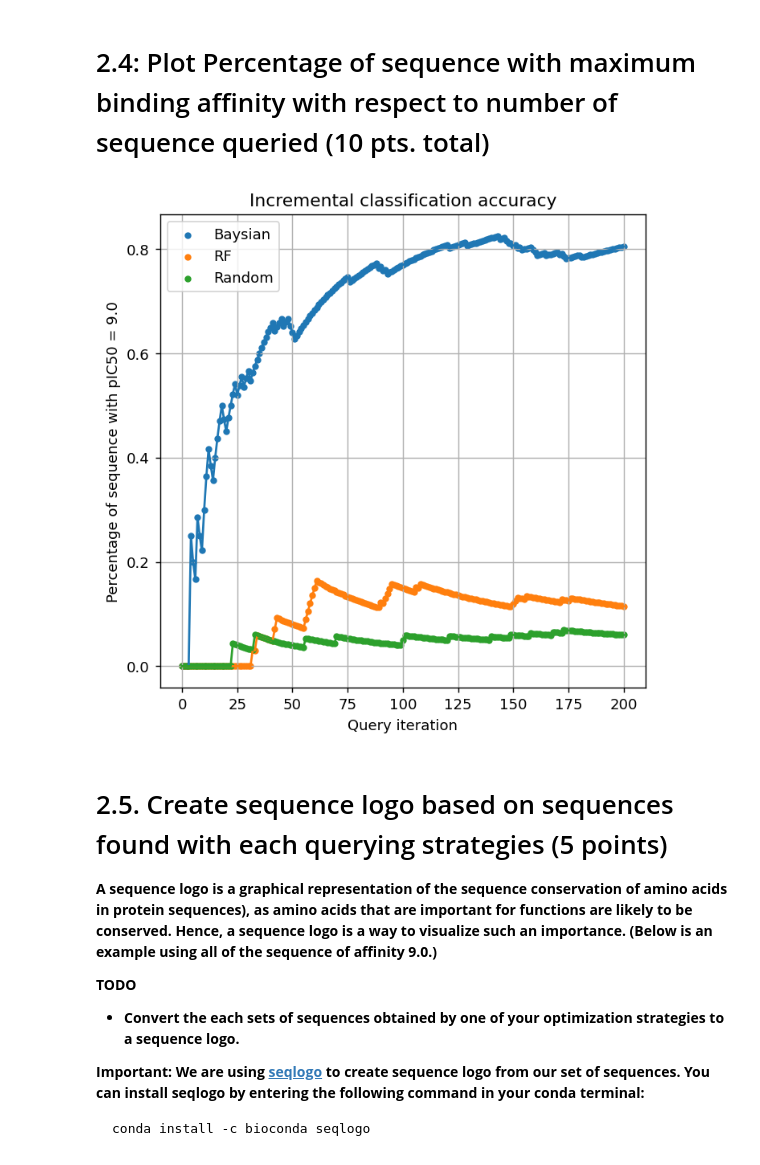
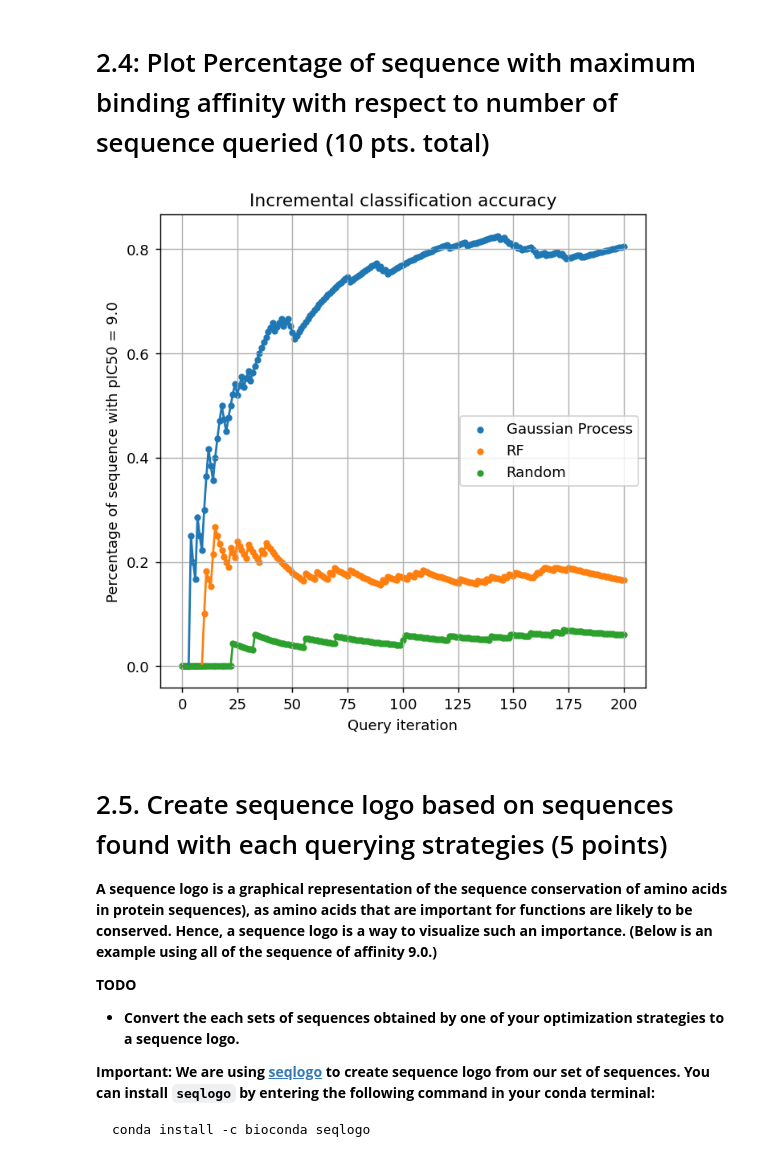
Before and after one commit to ryanquinnnelson/CMU-02750-Peptide-Design-using-Bayesian-Optimization, a Jupyter notebook: HW3q2_ryann.ipynb, the cells around one changed output. Saved outputs shown, nothing was run; the diff lists cells and outputs as text; code cells hidden in the pictures.

````diff
--- a/HW3q2_ryann.ipynb
+++ b/HW3q2_ryann.ipynb
@@ -215,7 +216,7 @@ for q in range(n_queries):
 
     # check if sample meets criteria for saving
     if y_sample == 9.0:
-        optimal_idx_gp.append(query_idx)
+        optimal_idx_gp.append(query_idx[0])
 
     # use new sample to update the model
     optimizer.teach(X_sample, y_sample)
@@ -304,7 +306,7 @@ for q in range(n_queries):
 
     # check if sample meets criteria for saving
     if y_sample == 9.0:
-        optimal_idx_rf.append(query_idx)
+        optimal_idx_rf.append(query_idx[0])
 
     # use new sample to update the model
     optimizer.teach(X_sample, y_sample)
@@ -323,27 +326,27 @@ Wall time: 15.3 s
 # %%
 # Plot our performance over time.
 fig, ax = plt.subplots(figsize=(6, 6), dpi=130)
 
 ax.plot(history_gp)
-ax.scatter(range(len(history_gp)), history_gp, s=13, label = 'Baysian')
+ax.scatter(range(len(history_gp)), history_gp, s=13, label = 'Gaussian Process')
 
 
 ax.plot(history_rf)
 ax.scatter(range(len(history_rf)), history_rf, s=13, label = 'RF')
 
 
 ax.plot(history_rand)
 ax.scatter(range(len(history_rand)), history_rand, s=13, label = 'Random')
 
 ax.grid(True)
 ax.set_title('Incremental classification accuracy')
 ax.set_xlabel('Query iteration')
 ax.set_ylabel('Percentage of sequence with pIC50 = 9.0')
 ax.legend()
 
 plt.show()
 # %% [output]
-[figure, old version]
+[figure, new version]
 # %% [markdown]
 # 2.5. Create sequence logo based on sequences found with each querying strategies (5 points)
 
@@ -353,7 +356,7 @@ plt.show()
 - **Convert the each sets of sequences obtained by one of your optimization strategies to a sequence logo.**
 
 
-**Important: We are using [seqlogo](https://pypi.org/project/seqlogo/) to create sequence logo from our set of sequences. You can install seqlogo by entering the following command in your conda terminal:**
+**Important: We are using [seqlogo](https://pypi.org/project/seqlogo/) to create sequence logo from our set of sequences. You can install `seqlogo` by entering the following command in your conda terminal:**
 ```
 conda install -c bioconda seqlogo
 ```
````
Also changed, not shown: parts of 14 cells of this notebook.
